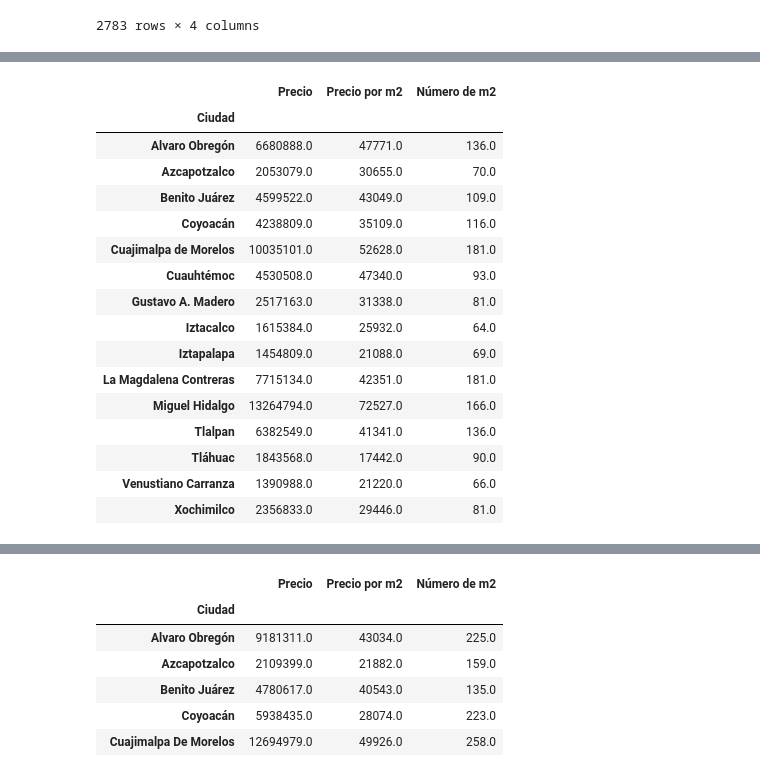
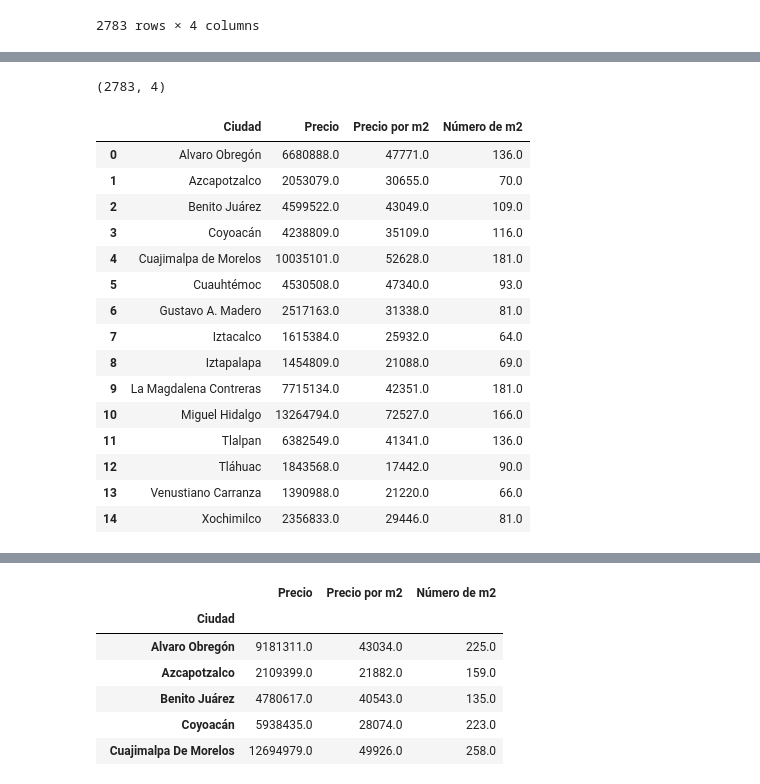
Before and after one commit to trezeget-1/meli_project, a Jupyter notebook: inmuebles_24 & Meli (further analysis).ipynb, the cells around one changed output, grey strips where cells are left out. Drawn from its saved outputs; the diff is of its cells as text; code cells hidden in the pictures.

```diff
--- a/inmuebles_24 & Meli (further analysis).ipynb
+++ b/inmuebles_24 & Meli (further analysis).ipynb
@@ -368,24 +367,25 @@ departamentos_analysis_df['Número de m2'].plot(kind = 'box')
-# %%
-departamentos_analysis_df = departamentos_analysis_df.drop(departamentos_analysis_df.loc[departamentos_analysis_df['Precio'] > 11000000 ].index)
-departamentos_analysis_df = departamentos_analysis_df.drop(departamentos_analysis_df.loc[departamentos_analysis_df['Precio por m2'] > 110000 ].index)
-departamentos_analysis_df = departamentos_analysis_df.drop(departamentos_analysis_df.loc[departamentos_analysis_df['Número de m2'] > 180 ].index)
+# %%
+departamentos_analysis_df.shape
+# %% [output]
+(2783, 4)
 # %%
-departamentos_df[["Ciudad", "Precio", "Precio por m2", "Número de m2"]].groupby('Ciudad').mean().round()
+departamentos_analysis_df = departamentos_analysis_df[["Ciudad", "Precio", "Precio por m2", "Número de m2"]].groupby('Ciudad').mean().round()
+departamentos_analysis_df = departamentos_analysis_df.reset_index()
+departamentos_analysis_df
 # %% [output]
-|  | Precio | Precio por m2 | Número de m2 |
-| Ciudad |  |  |  |
-| Alvaro Obregón | 6680888.0 | 47771.0 | 136.0 |
-| Azcapotzalco | 2053079.0 | 30655.0 | 70.0 |
-| Benito Juárez | 4599522.0 | 43049.0 | 109.0 |
-| Coyoacán | 4238809.0 | 35109.0 | 116.0 |
-| Cuajimalpa de Morelos | 10035101.0 | 52628.0 | 181.0 |
-| Cuauhtémoc | 4530508.0 | 47340.0 | 93.0 |
-| Gustavo A. Madero | 2517163.0 | 31338.0 | 81.0 |
-| Iztacalco | 1615384.0 | 25932.0 | 64.0 |
-| Iztapalapa | 1454809.0 | 21088.0 | 69.0 |
-| La Magdalena Contreras | 7715134.0 | 42351.0 | 181.0 |
-| Miguel Hidalgo | 13264794.0 | 72527.0 | 166.0 |
-| Tlalpan | 6382549.0 | 41341.0 | 136.0 |
-| Tláhuac | 1843568.0 | 17442.0 | 90.0 |
-| Venustiano Carranza | 1390988.0 | 21220.0 | 66.0 |
-| Xochimilco | 2356833.0 | 29446.0 | 81.0 |
+|  | Ciudad | Precio | Precio por m2 | Número de m2 |
+| 0 | Alvaro Obregón | 6680888.0 | 47771.0 | 136.0 |
+| 1 | Azcapotzalco | 2053079.0 | 30655.0 | 70.0 |
+| 2 | Benito Juárez | 4599522.0 | 43049.0 | 109.0 |
+| 3 | Coyoacán | 4238809.0 | 35109.0 | 116.0 |
+| 4 | Cuajimalpa de Morelos | 10035101.0 | 52628.0 | 181.0 |
+| 5 | Cuauhtémoc | 4530508.0 | 47340.0 | 93.0 |
+| 6 | Gustavo A. Madero | 2517163.0 | 31338.0 | 81.0 |
+| 7 | Iztacalco | 1615384.0 | 25932.0 | 64.0 |
+| 8 | Iztapalapa | 1454809.0 | 21088.0 | 69.0 |
+| 9 | La Magdalena Contreras | 7715134.0 | 42351.0 | 181.0 |
+| 10 | Miguel Hidalgo | 13264794.0 | 72527.0 | 166.0 |
+| 11 | Tlalpan | 6382549.0 | 41341.0 | 136.0 |
+| 12 | Tláhuac | 1843568.0 | 17442.0 | 90.0 |
+| 13 | Venustiano Carranza | 1390988.0 | 21220.0 | 66.0 |
+| 14 | Xochimilco | 2356833.0 | 29446.0 | 81.0 |
```
Also changed, not shown: parts of 29 cells of this notebook, 3 other files.
